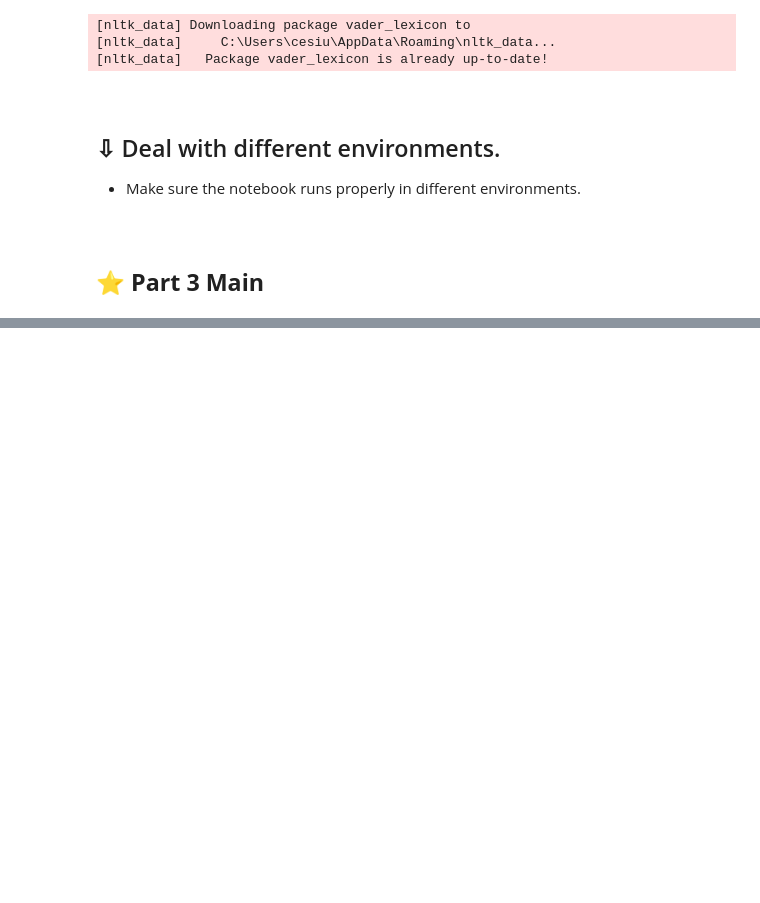
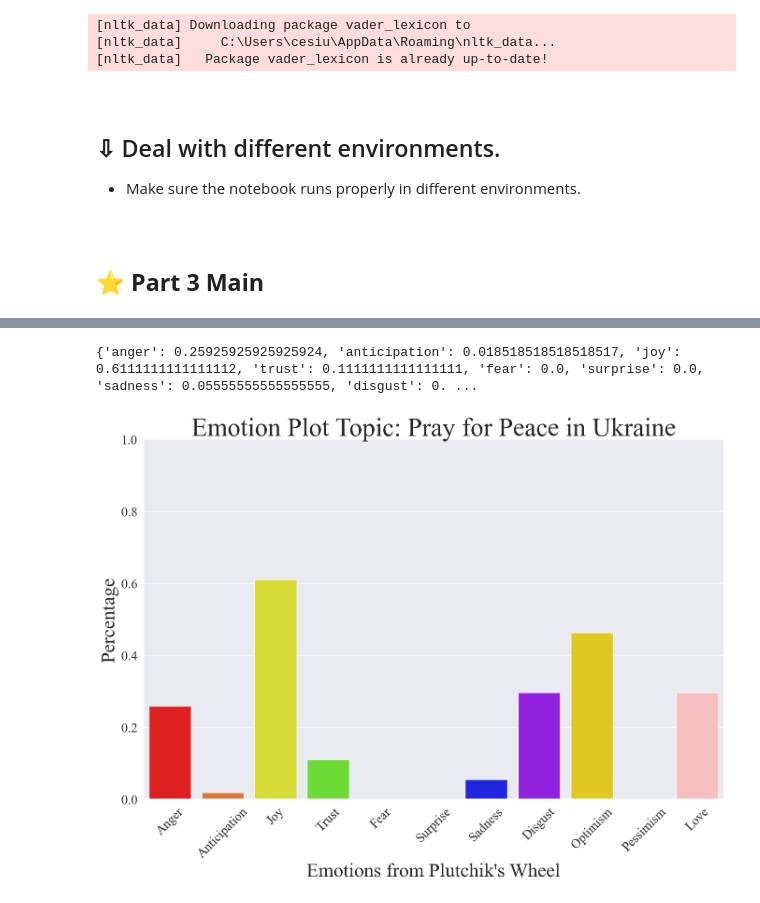
Before and after one commit to Zhiqing-Xu/SentimentAnalysis, a Jupyter notebook: Part_3.ipynb, the cells around one changed output, grey strips where cells are left out. Saved outputs shown, nothing was run; the diff lists cells and outputs as text; code cells hidden in the pictures; blank space fills up the shorter version.

```diff
--- a/Part_3.ipynb
+++ b/Part_3.ipynb
@@ -210,0 +780,11 @@ BERTopic_mpnet_base_1.get_topic(0)
+# %%
+Plot_Emotions(df_n_analysis  = df_1_analysis                      ,
+              topic_type     = "Topic_Cluster"                    , # "Topic_Cluster" or "BERTopic_Name"
+              topic_list     = ["Pray for Peace in Ukraine"]      ,
+              topic_name     = "Pray for Peace in Ukraine"        ,
+              search_topic   = False                              ,
+              search_keyword = "Zelensky"                         ,
+              )
+# %% [output]
+{'anger': 0.25925925925925924, 'anticipation': 0.018518518518518517, 'joy': 0.6111111111111112, 'trust': 0.1111111111111111, 'fear': 0.0, 'surprise': 0.0, 'sadness': 0.05555555555555555, 'disgust': 0. ...
+[figure, added]
```
Also changed, not shown: parts of 34 cells of this notebook, 24 other files.
